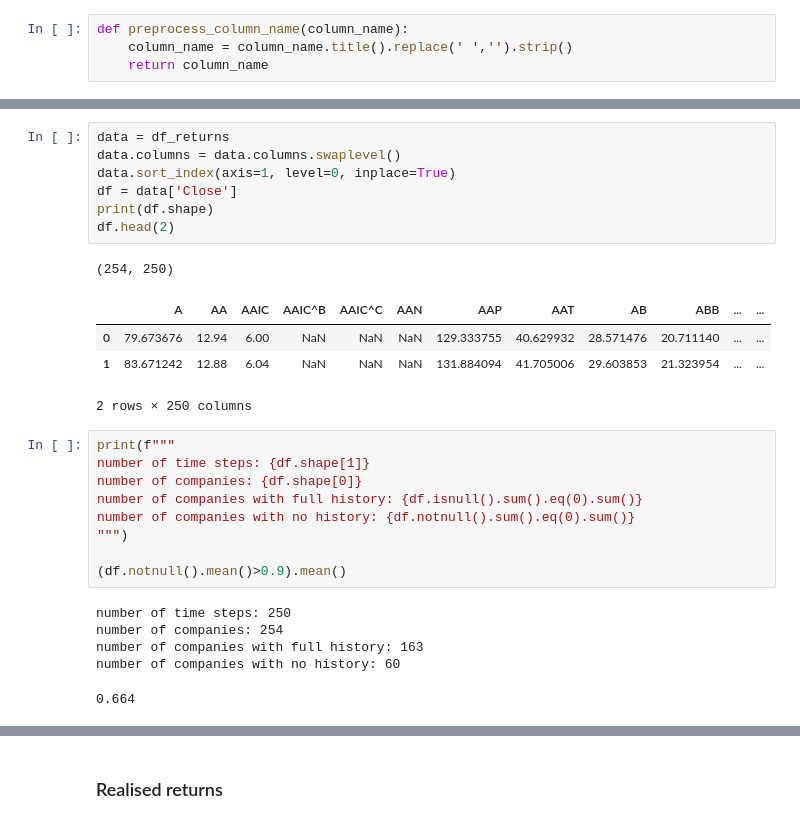
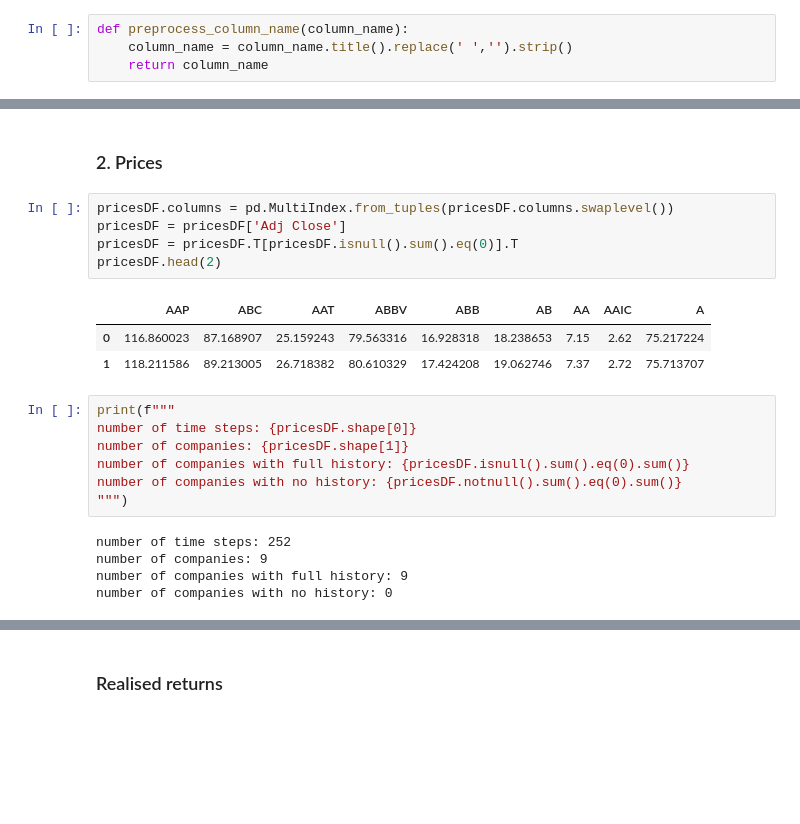
Before and after one commit to BartMelman/EfficientFrontier, a Jupyter notebook: main.ipynb, the cells around one changed output, grey strips where cells are left out. Cells and saved outputs as stored; diff of their text form; blank space fills up the shorter version.

```diff
--- a/main.ipynb
+++ b/main.ipynb
@@ -99,31 +121,26 @@ Number of unique Industries : {df_tickers.Industry.unique().size}
 # %% [output]
 Number of unique Sectors : 13
 Number of unique Industries : 134
-# %%
-data = df_returns
-data.columns = data.columns.swaplevel()
-data.sort_index(axis=1, level=0, inplace=True)
-df = data['Close']
-print(df.shape)
-df.head(2)
-# %% [output]
-(254, 250)
-|  | A | AA | AAIC | AAIC^B | AAIC^C | AAN | AAP | AAT | AB | ABB | ... | ... |
-| 0 | 79.673676 | 12.94 | 6.00 | NaN | NaN | NaN | 129.333755 | 40.629932 | 28.571476 | 20.711140 | ... | ... |
-| 1 | 83.671242 | 12.88 | 6.04 | NaN | NaN | NaN | 131.884094 | 41.705006 | 29.603853 | 21.323954 | ... | ... |
-2 rows × 250 columns
+# %% [markdown]
+### 2. Prices
+# %%
+pricesDF.columns = pd.MultiIndex.from_tuples(pricesDF.columns.swaplevel())
+pricesDF = pricesDF['Adj Close']
+pricesDF = pricesDF.T[pricesDF.isnull().sum().eq(0)].T
+pricesDF.head(2)
+# %% [output]
+|  | AAP | ABC | AAT | ABBV | ABB | AB | AA | AAIC | A |
+| 0 | 116.860023 | 87.168907 | 25.159243 | 79.563316 | 16.928318 | 18.238653 | 7.15 | 2.62 | 75.217224 |
+| 1 | 118.211586 | 89.213005 | 26.718382 | 80.610329 | 17.424208 | 19.062746 | 7.37 | 2.72 | 75.713707 |
 # %%
 print(f"""
-number of time steps: {df.shape[1]}
-number of companies: {df.shape[0]}
-number of companies with full history: {df.isnull().sum().eq(0).sum()}
-number of companies with no history: {df.notnull().sum().eq(0).sum()}
+number of time steps: {pricesDF.shape[0]}
+number of companies: {pricesDF.shape[1]}
+number of companies with full history: {pricesDF.isnull().sum().eq(0).sum()}
+number of companies with no history: {pricesDF.notnull().sum().eq(0).sum()}
 """)
-
-(df.notnull().mean()>0.9).mean()
 # %% [output]
-number of time steps: 250
-number of companies: 254
-number of companies with full history: 163
-number of companies with no history: 60
+number of time steps: 252
+number of companies: 9
+number of companies with full history: 9
+number of companies with no history: 0
-0.664
```
Also changed, not shown: parts of 23 cells of this notebook, 1 other file.
